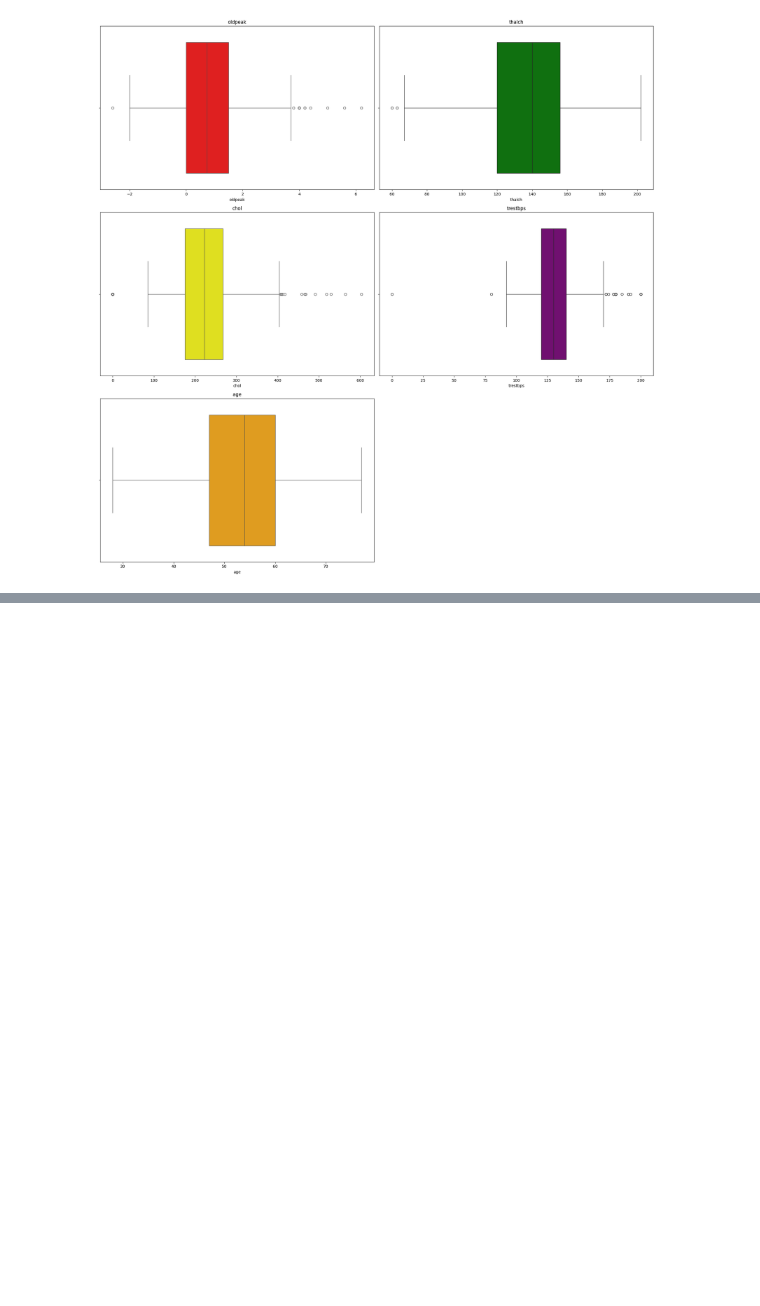
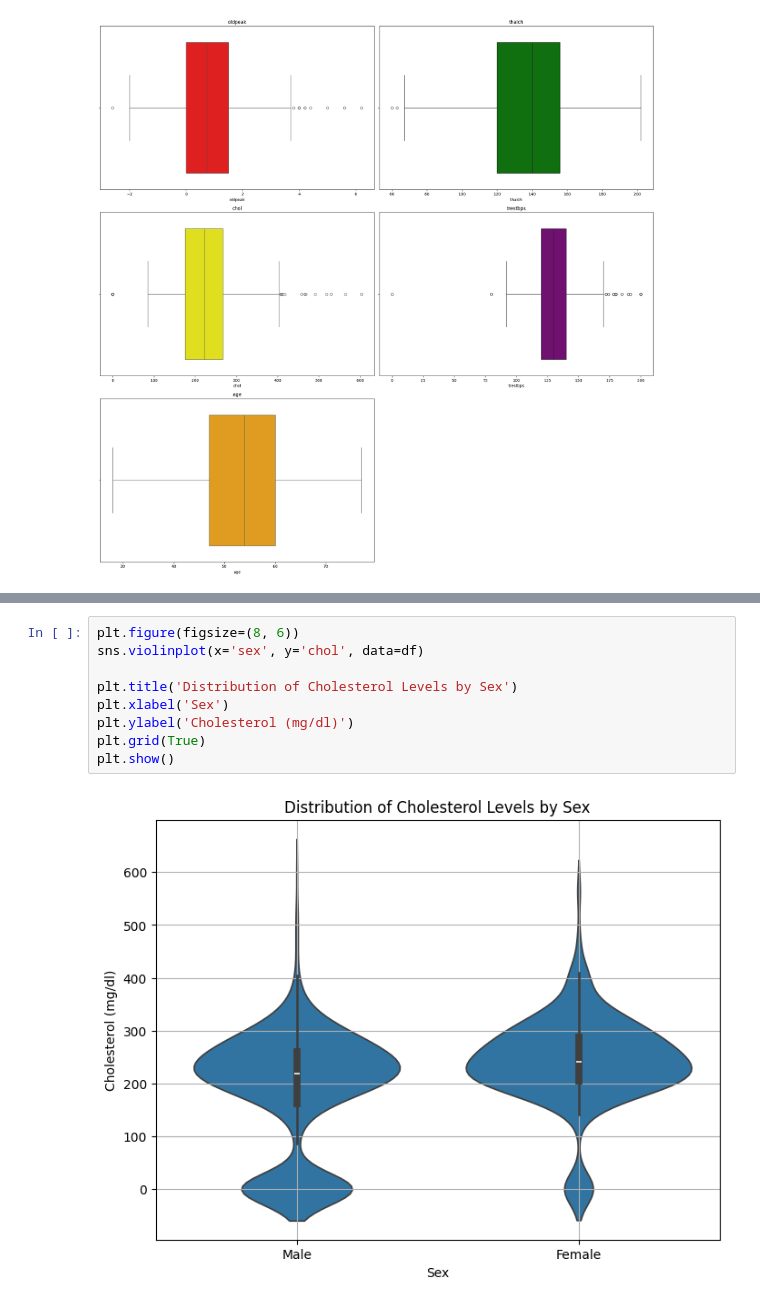
Before and after one commit to TabarakAllahKhan/ai-ml-internship, a Jupyter notebook: Task_3_heart_disease/heart_disease.ipynb, the cells around one changed output, grey strips where cells are left out. Cells and saved outputs as stored; diff of their text form; blank space fills up the shorter version.

```diff
--- a/Task_3_heart_disease/heart_disease.ipynb
+++ b/Task_3_heart_disease/heart_disease.ipynb
@@ -551,3 +624,14 @@ fig.show()
+# %%
+plt.figure(figsize=(8, 6))
+sns.violinplot(x='sex', y='chol', data=df)
+
+plt.title('Distribution of Cholesterol Levels by Sex')
+plt.xlabel('Sex')
+plt.ylabel('Cholesterol (mg/dl)')
+plt.grid(True)
+plt.show()
+# %% [output]
+[figure, added]
 # %% [markdown]
 ### Output:
 
```
Also changed, not shown: parts of 10 cells of this notebook.
